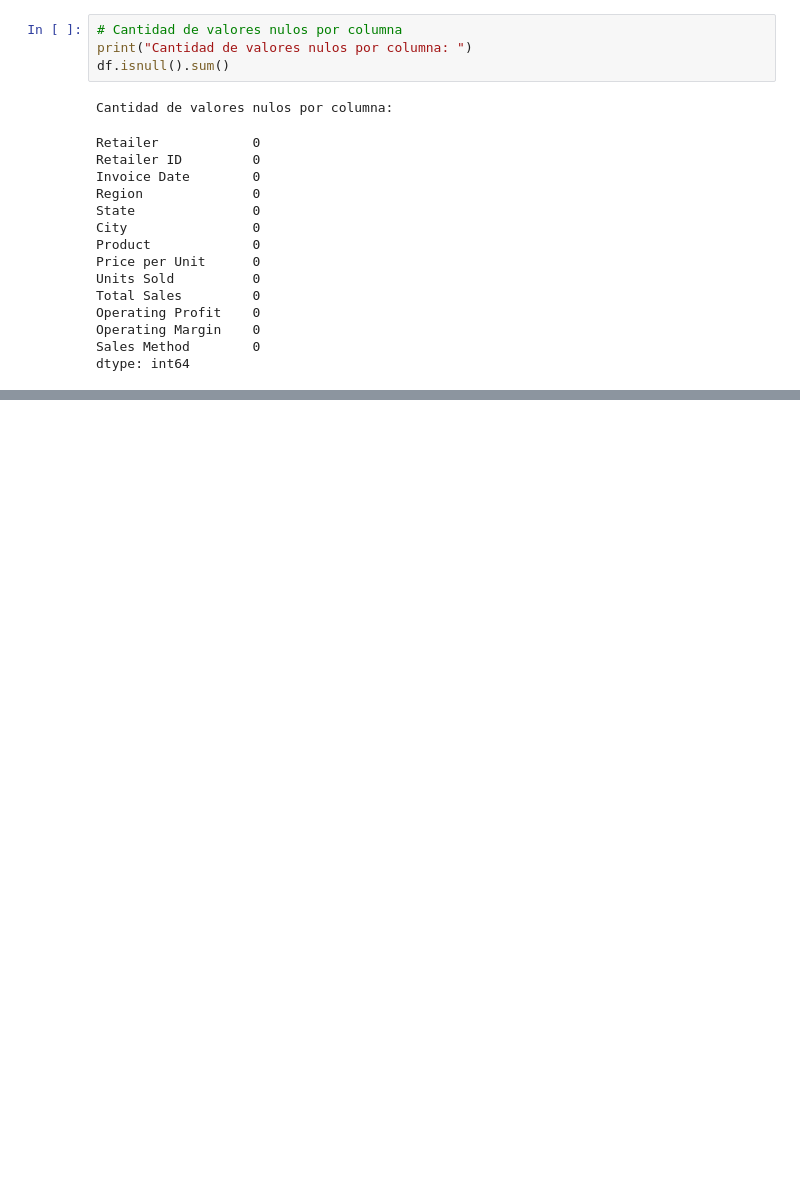
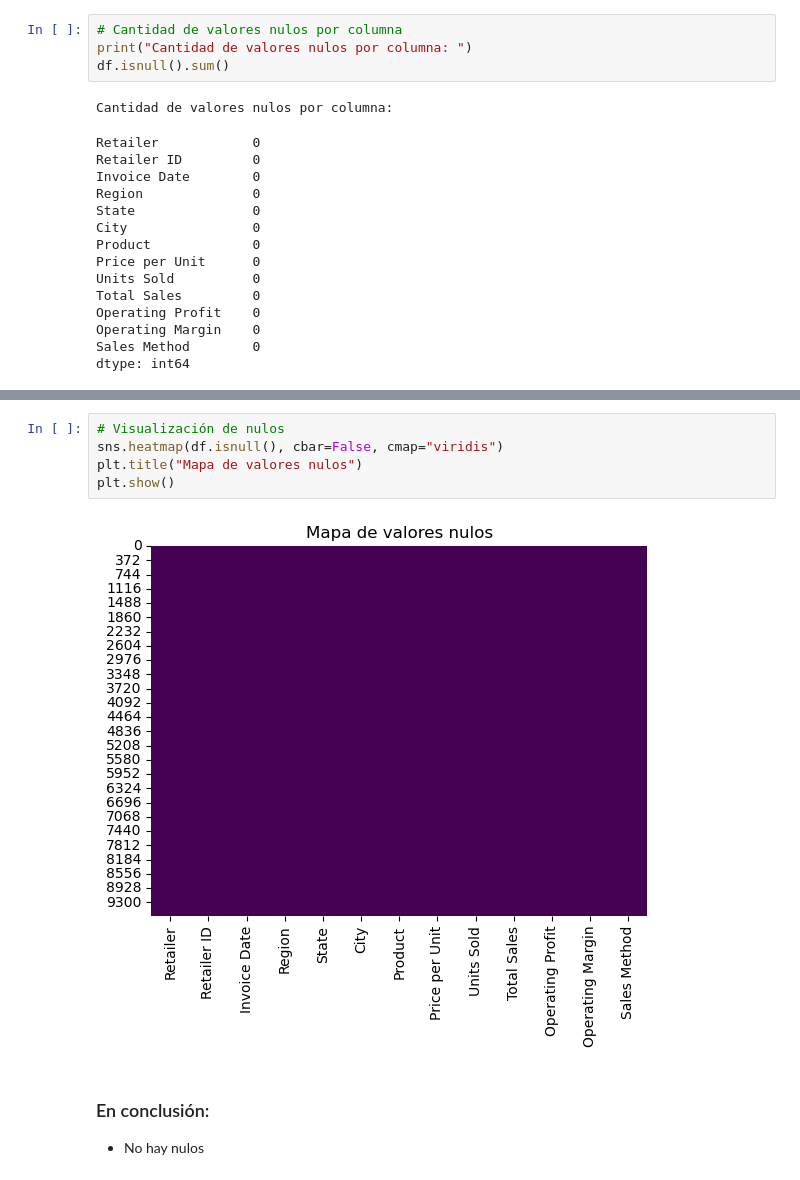
Before and after one commit to Dilmer-Rojas/Ventas_Adidas, a Jupyter notebook: notebooks/1.EDA-Inicial.ipynb, the cells around one changed output, grey strips where cells are left out. Cells and saved outputs as stored; diff of their text form; blank space fills up the shorter version.

```diff
--- a/notebooks/1.EDA-Inicial.ipynb
+++ b/notebooks/1.EDA-Inicial.ipynb
@@ -140,0 +175,11 @@ dtype: int64
+# %%
+# Visualización de nulos
+sns.heatmap(df.isnull(), cbar=False, cmap="viridis")
+plt.title("Mapa de valores nulos")
+plt.show()
+# %% [output]
+[figure, added]
+# %% [markdown]
+### En conclusión:
+
+- No hay nulos
```
Also changed, not shown: parts of 2 cells of this notebook.
